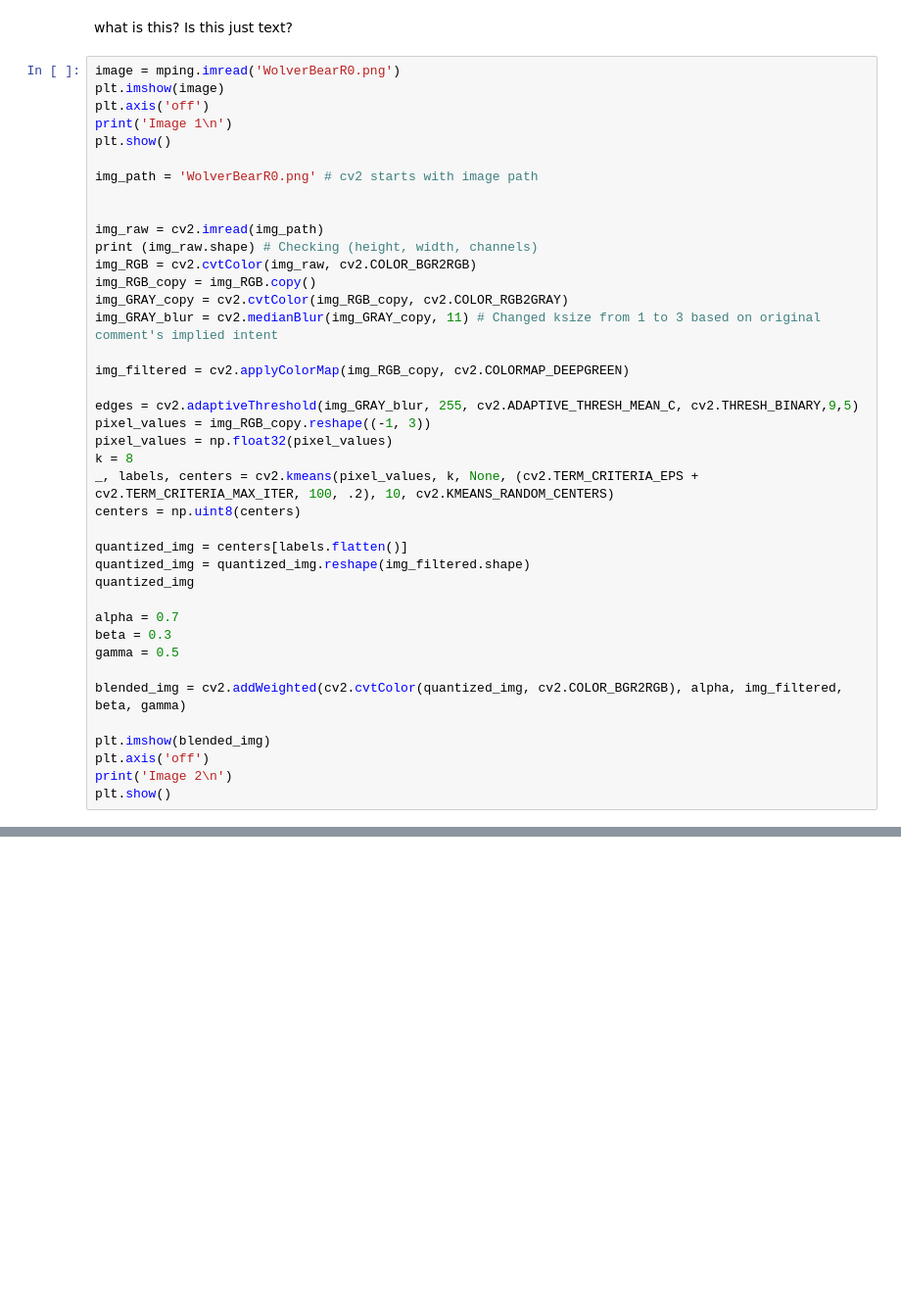
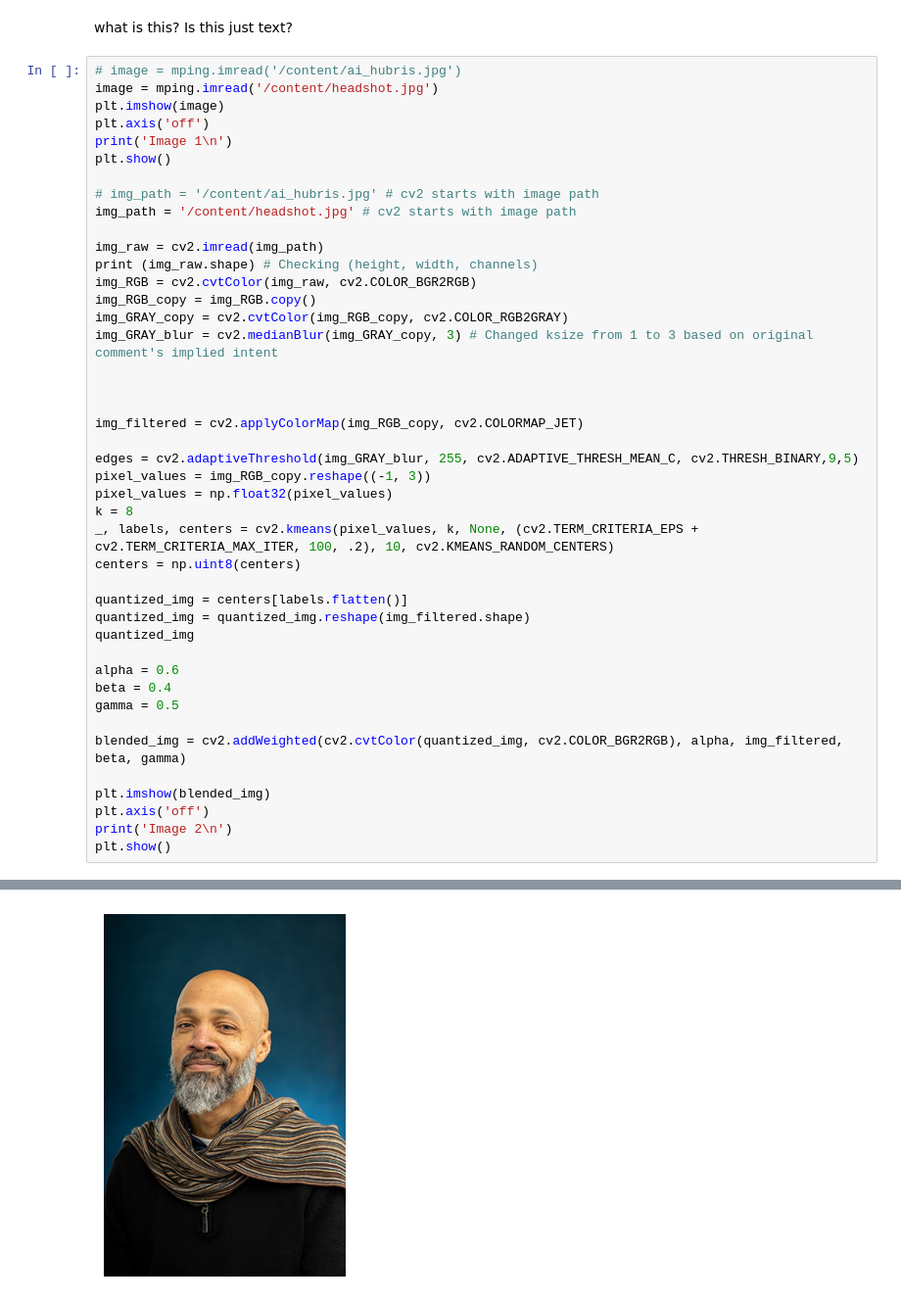
Before and after one commit to cormac-black/chekhovs-biscuit, a Jupyter notebook: back_at_it.ipynb, the cells around one changed output, grey strips where cells are left out. Shown: that part at 98% size. Cells and saved outputs as stored; diff of their text form; blank space fills up the shorter version.

```diff
--- a/back_at_it.ipynb
+++ b/back_at_it.ipynb
@@ -9,23 +9,26 @@ import cv2
 # %% [markdown]
 what is this? Is this just text?
 # %%
-image = mping.imread('WolverBearR0.png')
+# image = mping.imread('/content/ai_hubris.jpg')
+image = mping.imread('/content/headshot.jpg')
 plt.imshow(image)
 plt.axis('off')
 print('Image 1\n')
 plt.show()
 
-img_path = 'WolverBearR0.png' # cv2 starts with image path
-
+# img_path = '/content/ai_hubris.jpg' # cv2 starts with image path
+img_path = '/content/headshot.jpg' # cv2 starts with image path
 
 img_raw = cv2.imread(img_path)
 print (img_raw.shape) # Checking (height, width, channels)
 img_RGB = cv2.cvtColor(img_raw, cv2.COLOR_BGR2RGB)
 img_RGB_copy = img_RGB.copy()
 img_GRAY_copy = cv2.cvtColor(img_RGB_copy, cv2.COLOR_RGB2GRAY)
-img_GRAY_blur = cv2.medianBlur(img_GRAY_copy, 11) # Changed ksize from 1 to 3 based on original comment's implied intent
+img_GRAY_blur = cv2.medianBlur(img_GRAY_copy, 3) # Changed ksize from 1 to 3 based on original comment's implied intent
 
-img_filtered = cv2.applyColorMap(img_RGB_copy, cv2.COLORMAP_DEEPGREEN)
+
+
+img_filtered = cv2.applyColorMap(img_RGB_copy, cv2.COLORMAP_JET)
 
 edges = cv2.adaptiveThreshold(img_GRAY_blur, 255, cv2.ADAPTIVE_THRESH_MEAN_C, cv2.THRESH_BINARY,9,5)
 pixel_values = img_RGB_copy.reshape((-1, 3))
@@ -38,8 +41,8 @@ quantized_img = centers[labels.flatten()]
 quantized_img = quantized_img.reshape(img_filtered.shape)
 quantized_img
 
-alpha = 0.7
-beta = 0.3
+alpha = 0.6
+beta = 0.4
 gamma = 0.5
 
 blended_img = cv2.addWeighted(cv2.cvtColor(quantized_img, cv2.COLOR_BGR2RGB), alpha, img_filtered, beta, gamma)
@@ -52,0 +56 @@ FileNotFoundError: [Errno 2] No such file or directory: 'WolverBearR0.png'
+[figure, added]
```
Also changed, not shown: parts of 1 cell of this notebook.
